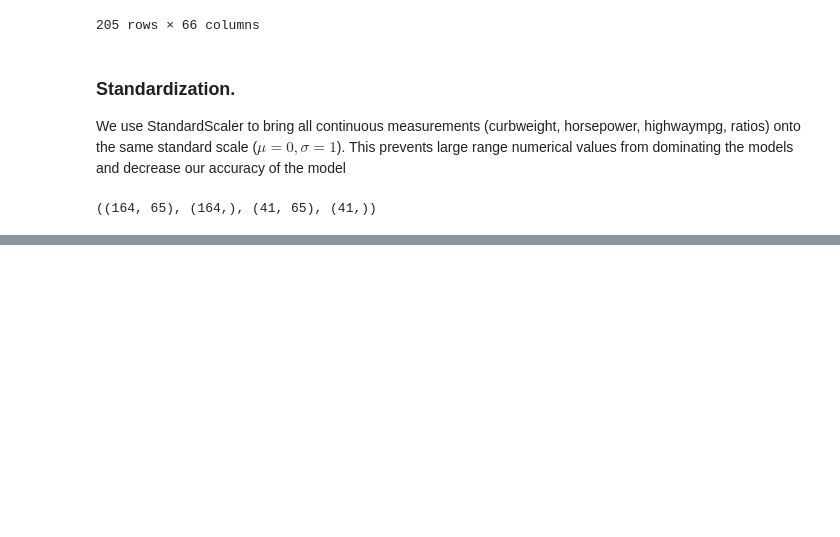
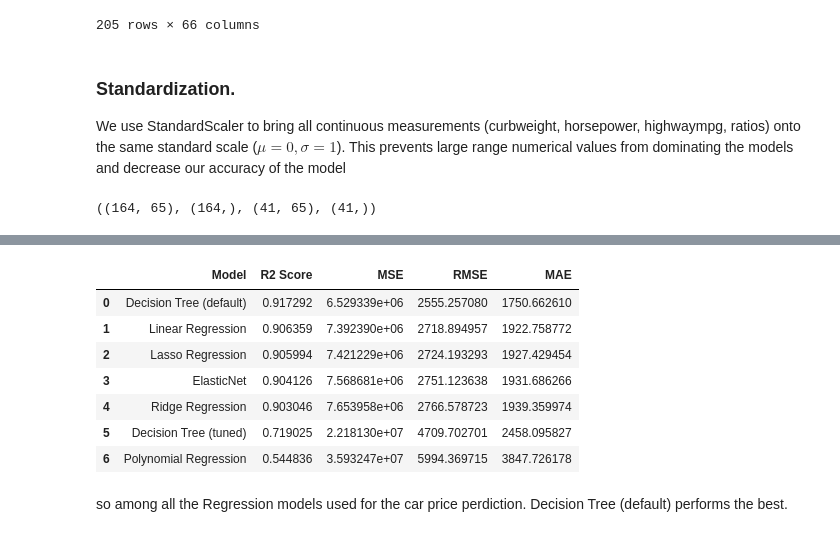
Before and after one commit to bikashsahani/car-price-prediction-using-Regression, a Jupyter notebook: car_price_prediction.ipynb, the cells around one changed output, grey strips where cells are left out. Saved outputs shown, nothing was run; the diff lists cells and outputs as text; code cells hidden in the pictures; blank space fills up the shorter version.

```diff
--- a/car_price_prediction.ipynb
+++ b/car_price_prediction.ipynb
@@ -827,0 +1172,34 @@ x_train.shape, y_train.shape, x_test.shape, y_test.shape
+# %%
+# Store each model's predictions here
+models = {
+    'Linear Regression': y_pred_test,
+    'Ridge Regression': y_pred_ridge,
+    'Lasso Regression': y_pred_lasso,
+    'ElasticNet': y_pred_elastic,
+    'Polynomial Regression': y_pred_poly,
+    'Decision Tree (default)': y_pred_decision,
+    'Decision Tree (tuned)': y_pred_decision2,
+}
+
+results = []
+for name, y_pred in models.items():
+    mse = mean_squared_error(y_test, y_pred)
+    rmse = mse ** 0.5
+    mae = mean_absolute_error(y_test, y_pred)
+    r2 = r2_score(y_test, y_pred)
+    results.append({'Model': name, 'R2 Score': r2, 'MSE':mse ,'RMSE': rmse, 'MAE': mae})
+
+comparison_df = pd.DataFrame(results)
+comparison_df = comparison_df.sort_values('R2 Score', ascending=False).reset_index(drop=True)
+comparison_df
+# %% [output]
+|  | Model | R2 Score | MSE | RMSE | MAE |
+| 0 | Decision Tree (default) | 0.917292 | 6.529339e+06 | 2555.257080 | 1750.662610 |
+| 1 | Linear Regression | 0.906359 | 7.392390e+06 | 2718.894957 | 1922.758772 |
+| 2 | Lasso Regression | 0.905994 | 7.421229e+06 | 2724.193293 | 1927.429454 |
+| 3 | ElasticNet | 0.904126 | 7.568681e+06 | 2751.123638 | 1931.686266 |
+| 4 | Ridge Regression | 0.903046 | 7.653958e+06 | 2766.578723 | 1939.359974 |
+| 5 | Decision Tree (tuned) | 0.719025 | 2.218130e+07 | 4709.702701 | 2458.095827 |
+| 6 | Polynomial Regression | 0.544836 | 3.593247e+07 | 5994.369715 | 3847.726178 |
+# %% [markdown]
+so among all the Regression models used for the car price perdiction. Decision Tree (default) performs the best.
```
Also changed, not shown: parts of 32 cells of this notebook, 1 other file.
